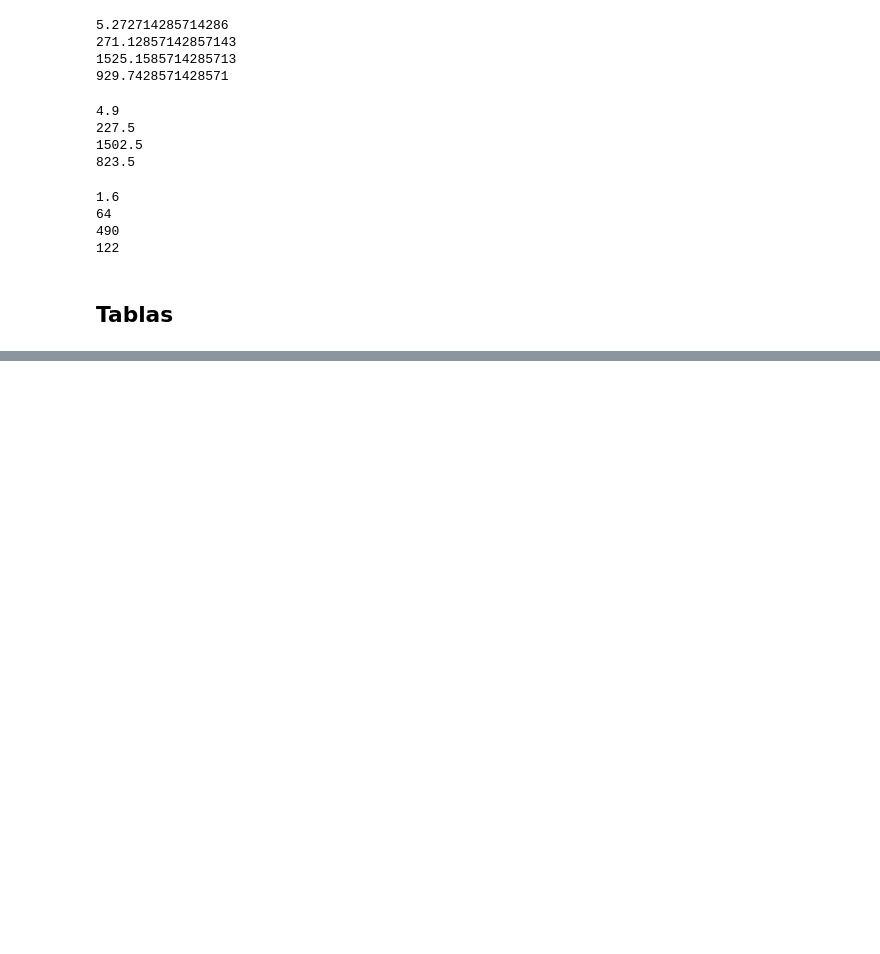
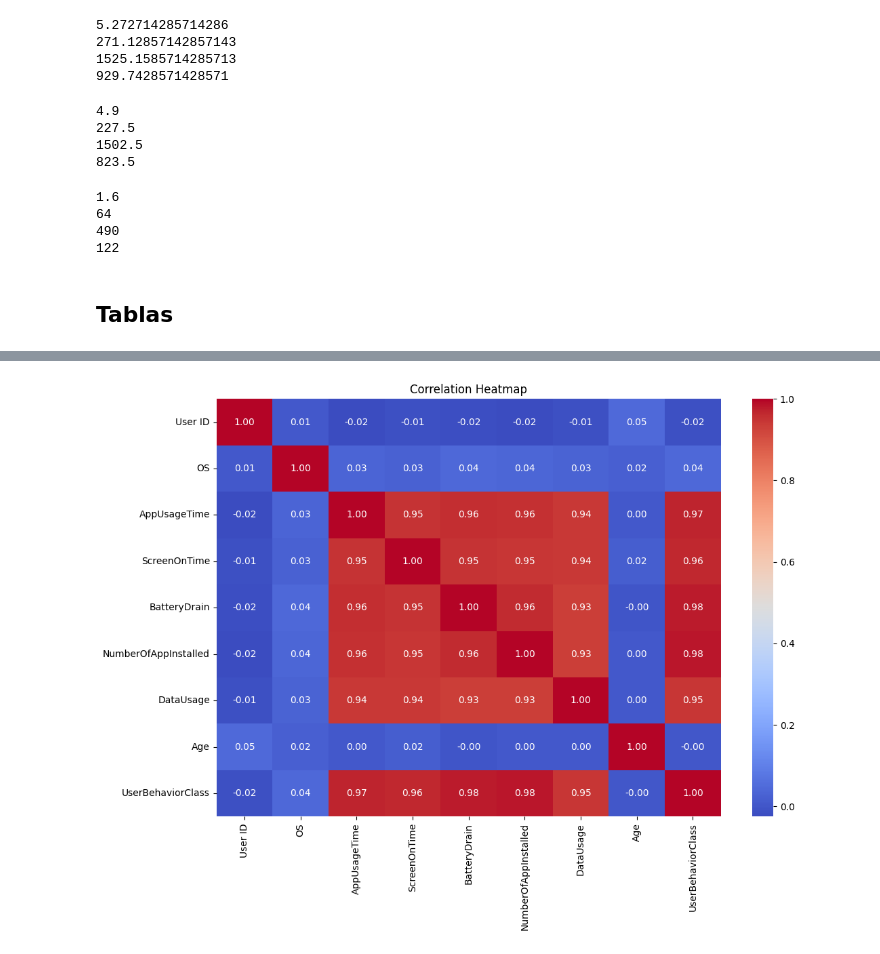
Before and after one commit to A01749694/AnalisisDatos, a Jupyter notebook: analisisDatos.ipynb, the cells around one changed output, grey strips where cells are left out. Cells and saved outputs as stored; diff of their text form; code cells hidden in the pictures; blank space fills up the shorter version.

Commit message:
Update: Charts

```diff
--- a/analisisDatos.ipynb
+++ b/analisisDatos.ipynb
@@ -91,0 +89,9 @@ Index(['User ID', 'Device Model', 'OS', 'AppUsageTime', 'ScreenOnTime',
+# %%
+plt.figure(figsize=(12, 8))
+numerical_data = df.select_dtypes(include=['number'])
+correlation_matrix = numerical_data.corr()
+sns.heatmap(correlation_matrix, annot=True, cmap='coolwarm', fmt=".2f")
+plt.title('Correlation Heatmap')
+plt.show()
+# %% [output]
+[figure, added]
```
Also changed, not shown: parts of 4 cells of this notebook.
